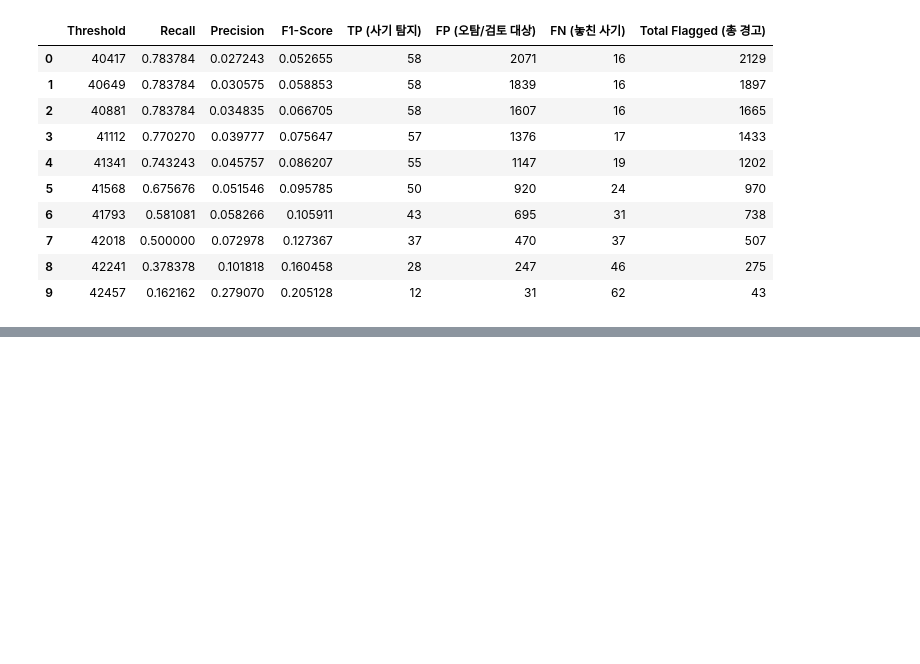
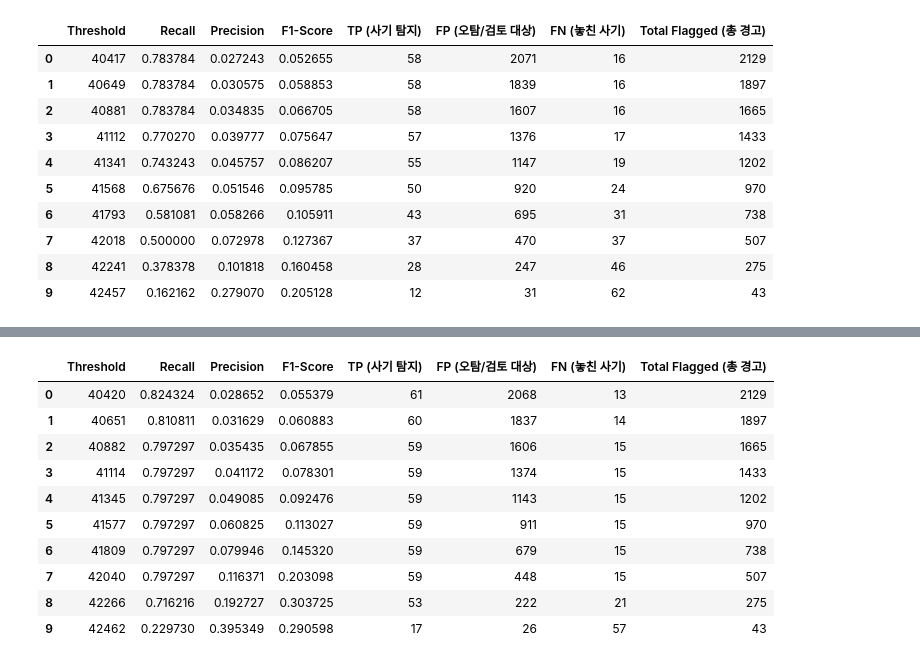
Before and after one commit to credit-card-fds/credit-card-fds, a Jupyter notebook: experiments/unsupervised_anomaly.ipynb, the cells around one changed output, grey strips where cells are left out. Cells and saved outputs as stored; diff of their text form; code cells hidden in the pictures; blank space fills up the shorter version.

```diff
--- a/experiments/unsupervised_anomaly.ipynb
+++ b/experiments/unsupervised_anomaly.ipynb
@@ -134,0 +187,14 @@ if_scores 최소/최대: 0.34865508097463055 0.7578798305599846
+# %%
+df_ae_results
+# %% [output]
+|  | Threshold | Recall | Precision | F1-Score | TP (사기 탐지) | FP (오탐/검토 대상) | FN (놓친 사기) | Total Flagged (총 경고) |
+| 0 | 40420 | 0.824324 | 0.028652 | 0.055379 | 61 | 2068 | 13 | 2129 |
+| 1 | 40651 | 0.810811 | 0.031629 | 0.060883 | 60 | 1837 | 14 | 1897 |
+| 2 | 40882 | 0.797297 | 0.035435 | 0.067855 | 59 | 1606 | 15 | 1665 |
+| 3 | 41114 | 0.797297 | 0.041172 | 0.078301 | 59 | 1374 | 15 | 1433 |
+| 4 | 41345 | 0.797297 | 0.049085 | 0.092476 | 59 | 1143 | 15 | 1202 |
+| 5 | 41577 | 0.797297 | 0.060825 | 0.113027 | 59 | 911 | 15 | 970 |
+| 6 | 41809 | 0.797297 | 0.079946 | 0.145320 | 59 | 679 | 15 | 738 |
+| 7 | 42040 | 0.797297 | 0.116371 | 0.203098 | 59 | 448 | 15 | 507 |
+| 8 | 42266 | 0.716216 | 0.192727 | 0.303725 | 53 | 222 | 21 | 275 |
+| 9 | 42462 | 0.229730 | 0.395349 | 0.290598 | 17 | 26 | 57 | 43 |
```
Also changed, not shown: parts of 11 cells of this notebook, 2 other files.
